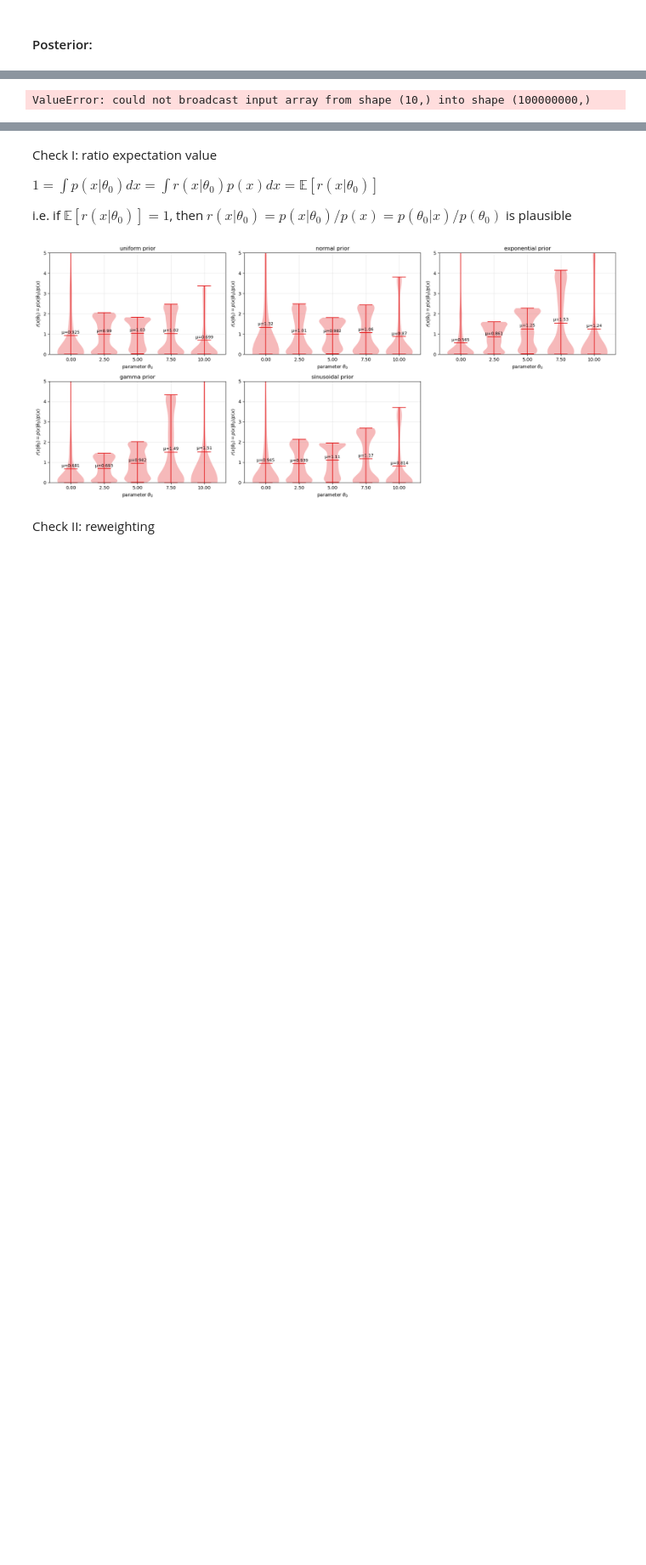
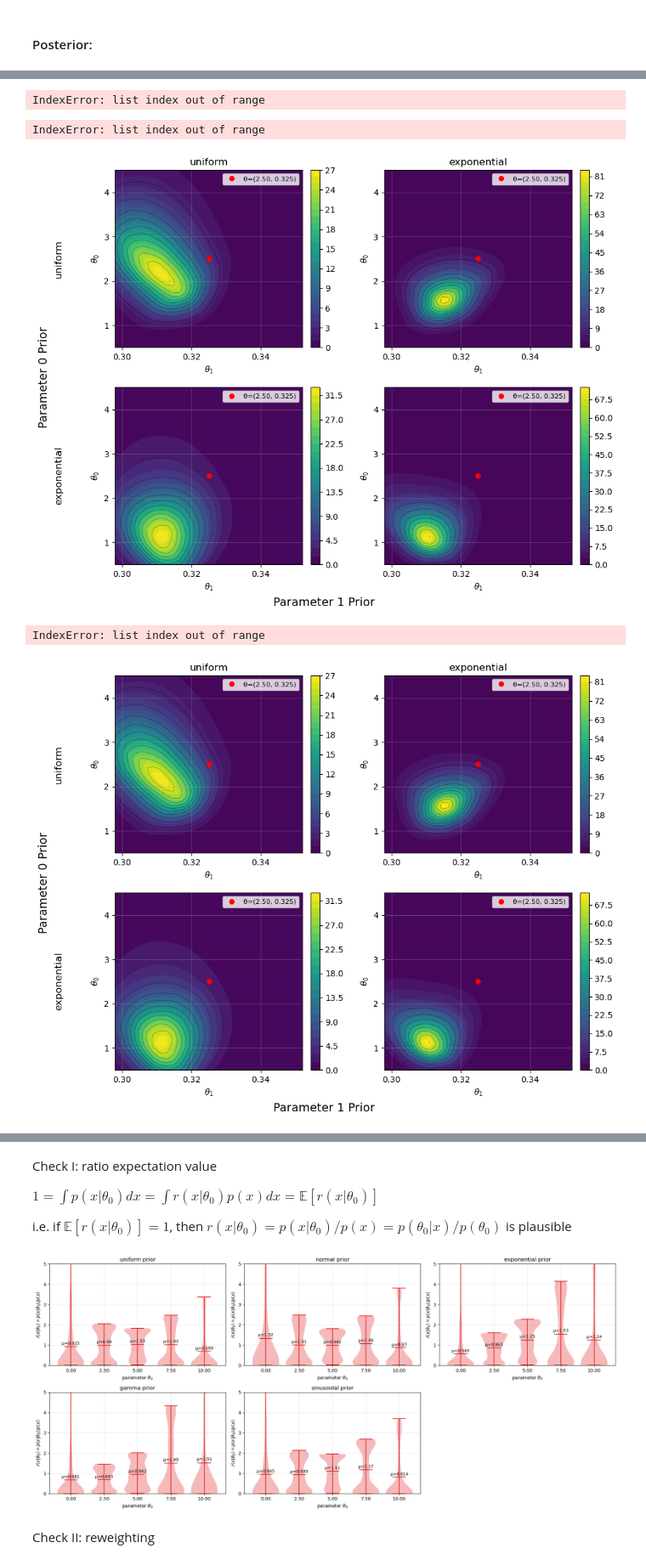
Before and after one commit to nabil-2/NNPD, a Jupyter notebook: toy_example_nD.ipynb, the cells around one changed output, grey strips where cells are left out. Shown at 85% size. Drawn from its saved outputs; the diff is of its cells as text; code cells hidden in the pictures; blank space fills up the shorter version.

```diff
--- a/toy_example_nD.ipynb
+++ b/toy_example_nD.ipynb
@@ -1007,30 +1354,28 @@ inference_data
 # %%
 save = True
 n_repititions_per_parameter=10
-n_parameters=int(1e4)
+n_parameters=int(5e2)
 
 filename_parameter_per_prior = get_filepath(f"posterior_errors/parameter_per_prior.svg", config) if save else None
 filename_prior_per_parameter = get_filepath(f"posterior_errors/prior_per_parameter.svg", config) if save else None
 filename_prior_per_ratios = get_filepath(f"posterior_errors/prior_per_ratios.svg", config) if save else None
 filename_errorbars = get_filepath(f"posterior_errors/errorbars.svg", config) if save else None
 filename_error_and_hpd_width = get_filepath(f"posterior_errors/error_and_hpd_width.svg", config) if save else None
 filename_error_and_hpd_width_ratios = get_filepath(f"posterior_errors/error_and_hpd_width_ratios.svg", config) if save else None
 
 parameters_min_max = [config["data"][f"parameter{i}_range"] for i in range(config["data"]["n_parameters"])]
 all_parameters_in_range = [np.linspace(parameters_min_max[i][0], parameters_min_max[i][1], n_parameters) for i in range(len(parameters_min_max))]
 inference_data = create_inference_data(n_parameters_to_infer=[2, 2], parameters_min_max=parameters_min_max, n_repititions_per_parameter=10)
 all_posteriors, all_HPDs, all_ratios = get_posteriors_and_errors(inference_data, all_parameters_in_range)
-plot_parameter_per_prior(all_posteriors, all_parameters_in_range, inference_data, filename=filename_parameter_per_prior)
-plot_prior_per_parameter(all_posteriors, all_parameters_in_range, inference_data, filename=filename_prior_per_parameter)
-plot_prior_per_ratios(all_ratios, all_parameters_in_range, inference_data, filename=filename_prior_per_ratios)
-
-inference_data = create_inference_data(n_posterior=5, samples_per_n_posterior=n_repititions_per_parameter)
-all_posteriors, all_HPDs, all_ratios = get_posteriors_and_errors(inference_data, all_parameters_in_range)
-plot_errorbars(all_HPDs, inference_data, all_posteriors, all_parameters_in_range, filename=filename_errorbars)
+plot_all_posteriors_contour(all_posteriors, inference_data, priors0, priors1, all_parameters_in_range, zoom_factor=(.2, .03),filename=None)
+plot_errorbars(all_HPDs, inference_data, all_posteriors, all_parameters_in_range, filename=None)
 
 inference_data = create_inference_data(n_posterior=50, margin=0, samples_per_n_posterior=n_repititions_per_parameter)
 all_posteriors, all_HPDs, all_ratios = get_posteriors_and_errors(inference_data, all_parameters_in_range)
-plot_error_and_hpd_width(all_HPDs, inference_data, all_posteriors, all_parameters_in_range, priors, filename=filename_error_and_hpd_width)
-plot_error_and_hpd_width(all_HPDs, inference_data, all_ratios, all_parameters_in_range, priors, filename=filename_error_and_hpd_width_ratios)
+plot_error_and_hpd_width(all_HPDs, inference_data, all_posteriors, all_parameters_in_range, priors, filename=None)
 # %% [output]
-ValueError: could not broadcast input array from shape (10,) into shape (100000000,)
+IndexError: list index out of range
+IndexError: list index out of range
+[figure, added]
+IndexError: list index out of range
+[figure, added]
```
Also changed, not shown: parts of 15 cells of this notebook, 55 other files.
